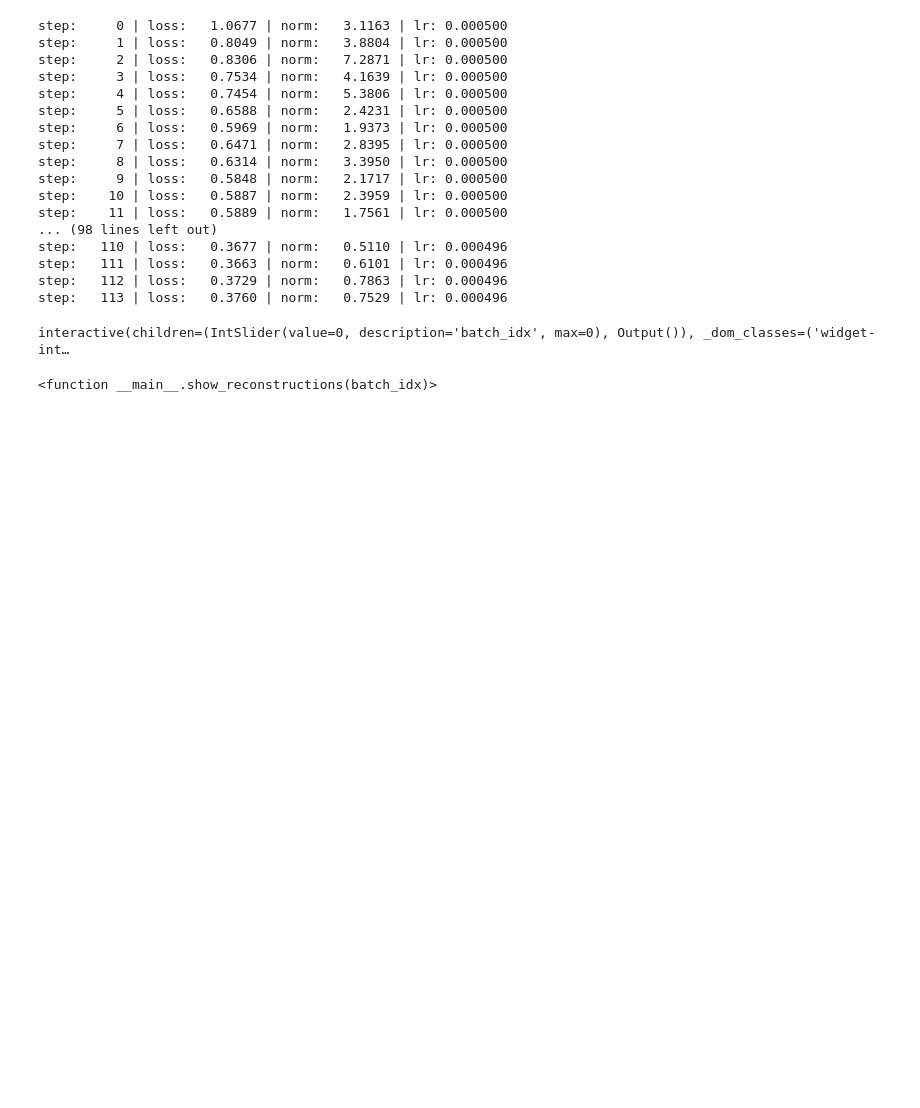
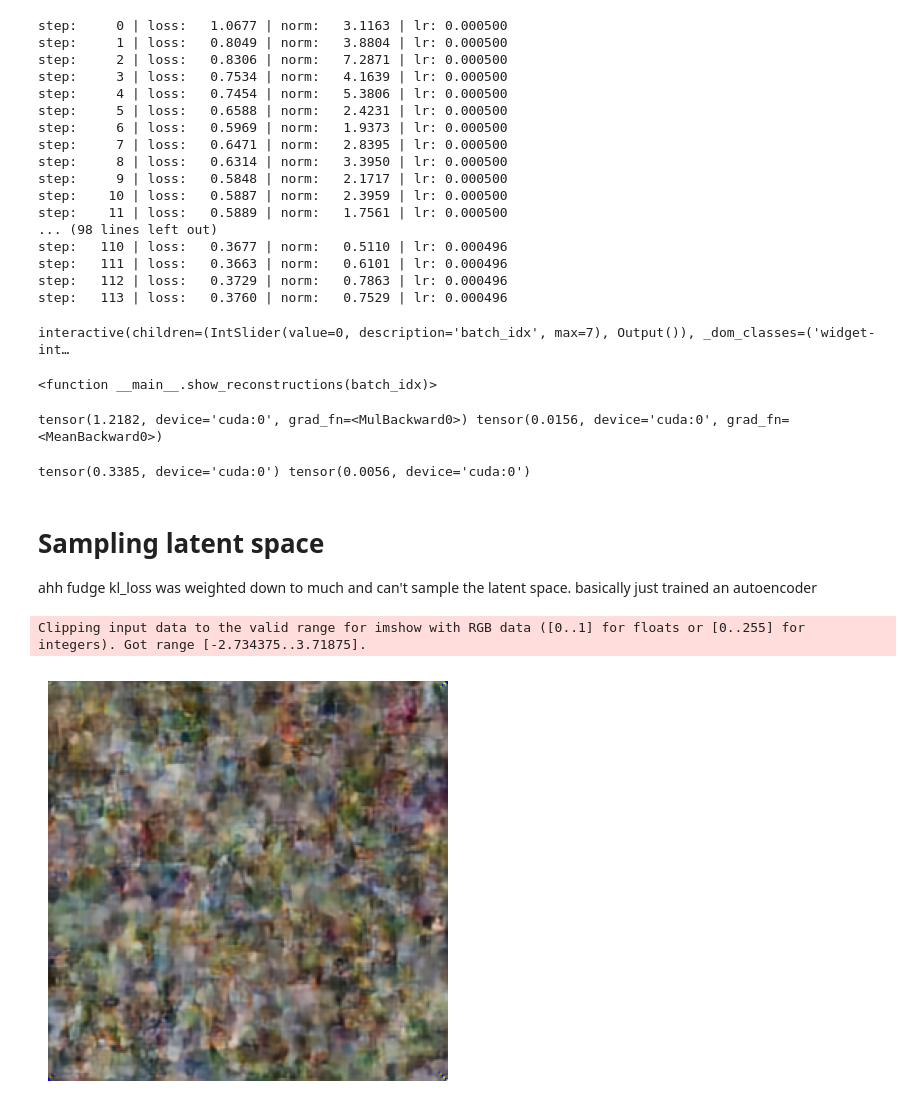
Before and after one commit to someonecantcode/diffusion-transformer, a Jupyter notebook: diffusion/vae.ipynb, the cells around one changed output. Saved outputs shown, nothing was run; the diff lists cells and outputs as text; code cells hidden in the pictures; blank space fills up the shorter version.

```diff
--- a/diffusion/vae.ipynb
+++ b/diffusion/vae.ipynb
@@ -49,11 +49,11 @@ cuda
 # %%
 total_steps: int = 30000
 lr_cooldown_steps: int = 15000
-lr = 5e-4
-kl_beta = 0.5
-fft_weight = 0.20
-lpips_weight = 0.20
-latent_channels = [32, 64, 128, 128]
+lr = 1e-4
+kl_beta = 0.01
+fft_weight = 0.05
+lpips_weight = 0.5
+latent_channels = [128, 256, 512, 512]
 z_channels = 32
 model = VAE(
     n_channels=3,
@@ -112,7 +112,7 @@ with torch.autocast(device_type=device, dtype=torch.bfloat16):
     data = next(data_iter)['pixel_values'].to(device)
     output, loss = model(data, lpips_loss_function, beta=kl_beta, fft_weight=fft_weight, lpips_weight=lpips_weight)
 # %%
-model.load_state_dict(torch.load("vae_compiled_30000.pt", weights_only=True))
+model.load_state_dict(torch.load("./saved_models/vae_compiled_10000.pt", weights_only=True))
 # %% [output]
 <All keys matched successfully>
 # %%
@@ -171,7 +171,7 @@ step:   113 | loss:   0.3760 | norm:   0.7529 | lr: 0.000496
 from PIL import Image
 # %%
 model.eval()
-data = transform(Image.open("test_img2.png")).to(device).unsqueeze(0) # next(data_iter)['pixel_values'].to(device)
+data = next(data_iter)['pixel_values'].to(device) # transform(Image.open("test_img2.png")).to(device).unsqueeze(0)
 with torch.no_grad(), torch.autocast(device_type=device, dtype=torch.bfloat16):
     output, _ = model(data, lpips_loss_function=None)
 
@@ -193,5 +193,34 @@ def show_reconstructions(batch_idx):
 
 interact(show_reconstructions, batch_idx=IntSlider(min=0, max=data.shape[0] - 1), layout=Layout(width='75%'))
 # %% [output]
-interactive(children=(IntSlider(value=0, description='batch_idx', max=0), Output()), _dom_classes=('widget-int…
+interactive(children=(IntSlider(value=0, description='batch_idx', max=7), Output()), _dom_classes=('widget-int…
 <function __main__.show_reconstructions(batch_idx)>
+# %%
+latent, mu, logvar = model.encode(data)
+kl_loss = -0.5 * (1 + logvar - mu.pow(2) - logvar.exp()).mean()
+recon_loss = torch.nn.functional.l1_loss(input=model.decode(latent), target=data)
+print(kl_loss, recon_loss)
+# %% [output]
+tensor(1.2182, device='cuda:0', grad_fn=<MulBackward0>) tensor(0.0156, device='cuda:0', grad_fn=<MeanBackward0>)
+# %%
+fft_loss = torch.nn.functional.l1_loss(
+    input=torch.log1p(torch.fft.rfft2(output.float(), dim=(-2, -1)).abs()),
+    target=torch.log1p(torch.fft.rfft2(data.float(), dim=(-2, -1)).abs())
+)
+lpips_loss = (lpips_weight) * lpips_loss_function(data, output).mean()
+print(fft_loss, lpips_loss)
+# %% [output]
+tensor(0.3385, device='cuda:0') tensor(0.0056, device='cuda:0')
+# %% [markdown]
+# Sampling latent space
+
+ahh fudge kl_loss was weighted down to much and can't sample the latent space.
+basically just trained an autoencoder
+# %%
+latents = torch.randn(8, z_channels, 32, 32).to(device)
+with torch.no_grad(), torch.autocast(device_type=device, dtype=torch.bfloat16):
+    output = model.decode(latents)
+display(output[0])
+# %% [output]
+Clipping input data to the valid range for imshow with RGB data ([0..1] for floats or [0..255] for integers). Got range [-2.734375..3.71875].
+[figure, added]
```
Also changed, not shown: 6 other files.
